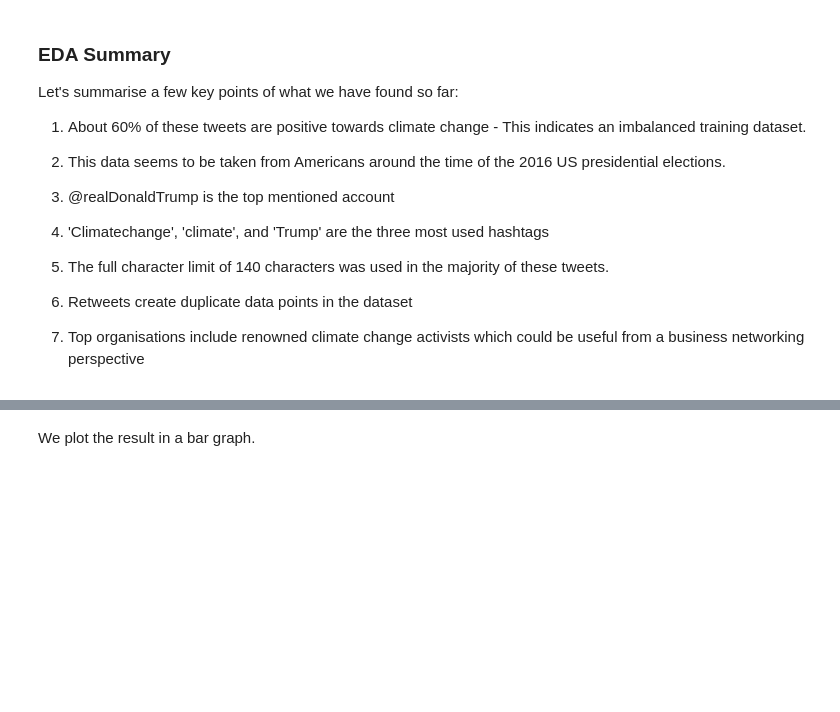
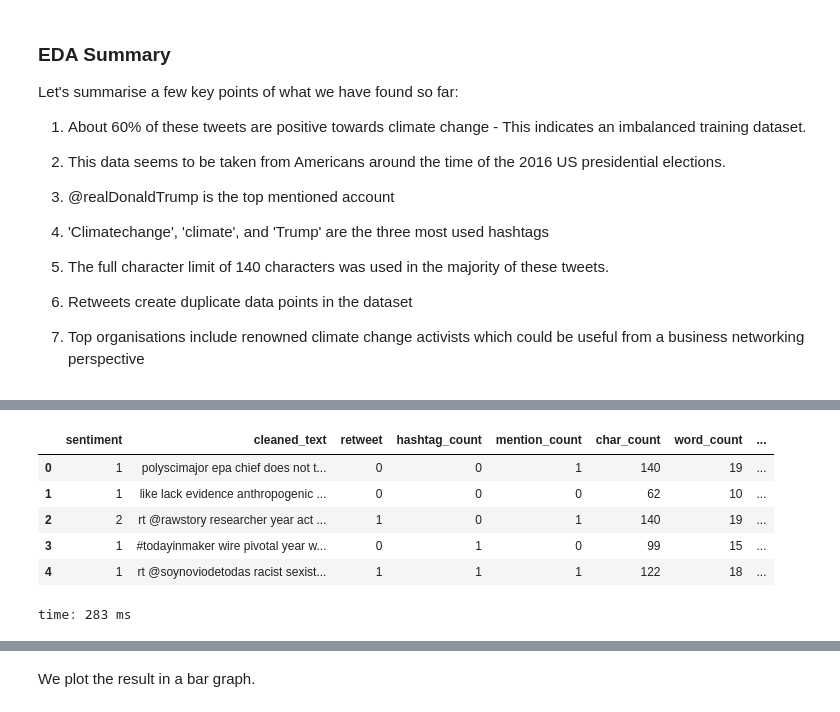
Before and after one commit to jonnybegreat/Climate-Change-Sentiment-Analysis, a Jupyter notebook: Team-6-Classification-Notebook-Version-2.ipynb, the cells around one changed output, grey strips where cells are left out. Drawn from its saved outputs; the diff is of its cells as text; code cells hidden in the pictures; blank space fills up the shorter version.

```diff
--- a/Team-6-Classification-Notebook-Version-2.ipynb
+++ b/Team-6-Classification-Notebook-Version-2.ipynb
@@ -1115,13 +1504,24 @@ df_with_metadata.head()
 # %%
 # Create feature_df by filtering columns from metadata
 feature_df = df_with_metadata.filter([
-                    'sentiment','message', 'retweet',
+                    'sentiment','cleaned_text', 'retweet',
                     'hashtag_count', 'mention_count', 'char_count',
                     'word_count', 'avg_word_length', 'stopword_count'
                                      ], axis = 1)
 
 # Replace yes and no with 1 and 0 in retweet columns
 feature_df['retweet'] = feature_df['retweet'].map(dict(yes = 1, no = 0))
 
+# String text together for vectorizer
+feature_df['cleaned_text'] = feature_df['cleaned_text'].apply(lambda x: ' '.join(word for word in x))
+
 # View feature_df
 feature_df.head()
+# %% [output]
+|  | sentiment | cleaned_text | retweet | hashtag_count | mention_count | char_count | word_count | ... |
+| 0 | 1 | polyscimajor epa chief does not t... | 0 | 0 | 1 | 140 | 19 | ... |
+| 1 | 1 | like lack evidence anthropogenic ... | 0 | 0 | 0 | 62 | 10 | ... |
+| 2 | 2 | rt @rawstory researcher year act ... | 1 | 0 | 1 | 140 | 19 | ... |
+| 3 | 1 | #todayinmaker wire pivotal year w... | 0 | 1 | 0 | 99 | 15 | ... |
+| 4 | 1 | rt @soynoviodetodas racist sexist... | 1 | 1 | 1 | 122 | 18 | ... |
+time: 283 ms
```
Also changed, not shown: parts of 144 cells of this notebook.
